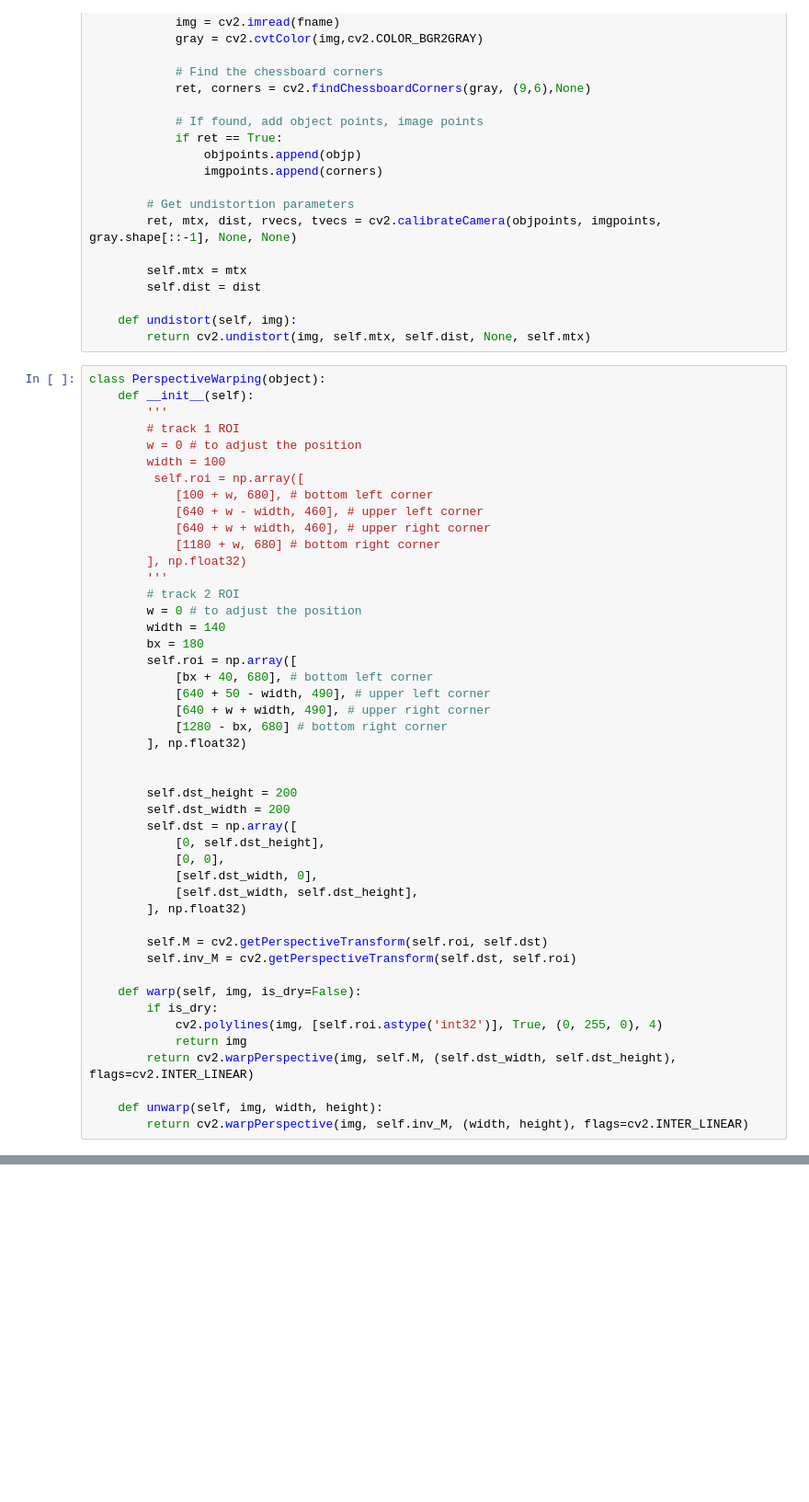
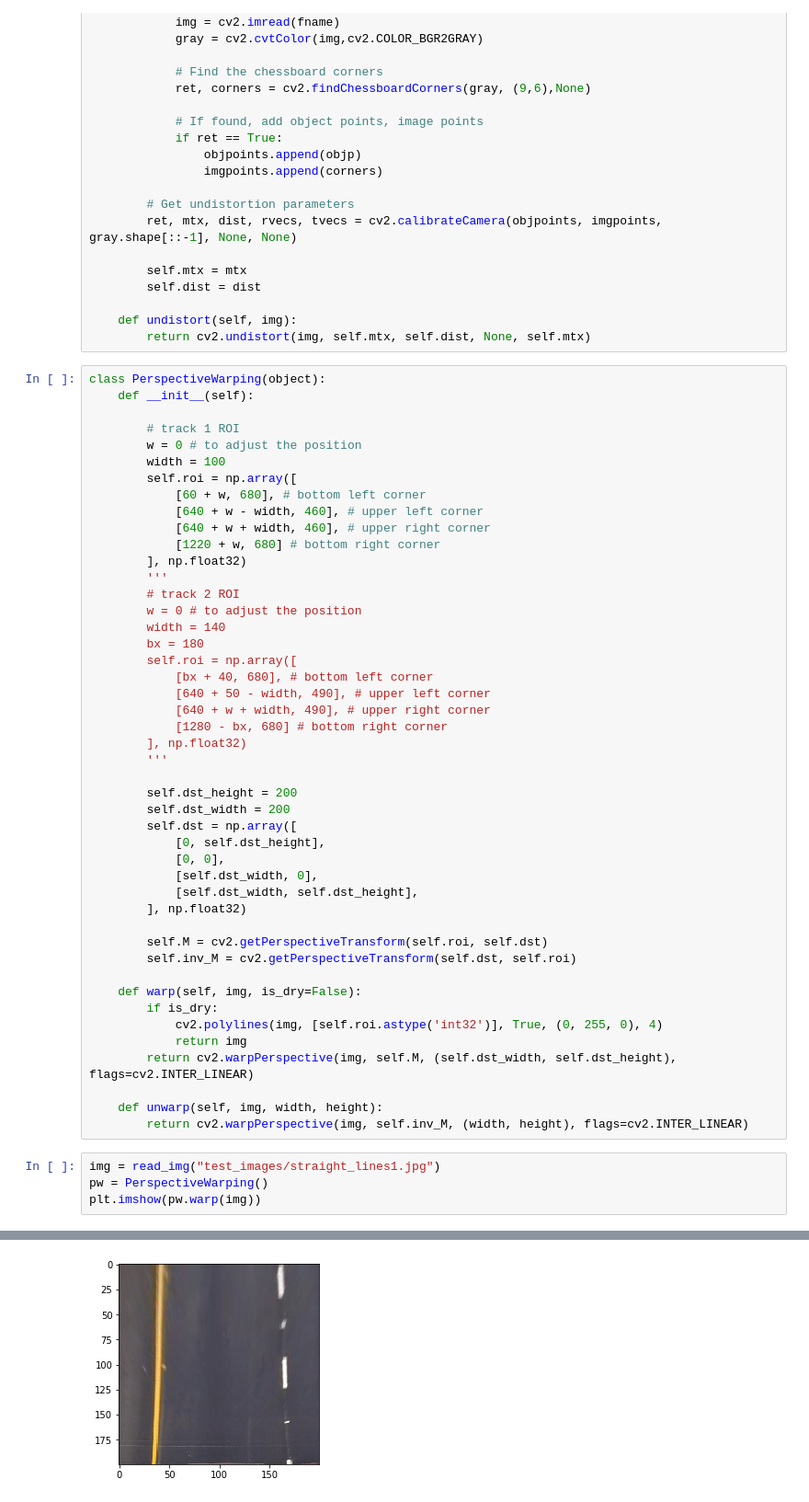
Before and after one commit to joekidd/CarND-Advanced-Lane-Lines, a Jupyter notebook: code.ipynb, the cells around one changed output, grey strips where cells are left out. Shown at 92% size. Saved outputs shown, nothing was run; the diff lists cells and outputs as text; blank space fills up the shorter version.

```diff
--- a/code.ipynb
+++ b/code.ipynb
@@ -50,15 +50,15 @@ class CameraCalibration(object):
 # %%
 class PerspectiveWarping(object):
     def __init__(self):
-        '''
+
         # track 1 ROI
         w = 0 # to adjust the position
         width = 100
-         self.roi = np.array([
-            [100 + w, 680], # bottom left corner
+        self.roi = np.array([
+            [60 + w, 680], # bottom left corner
             [640 + w - width, 460], # upper left corner
             [640 + w + width, 460], # upper right corner
-            [1180 + w, 680] # bottom right corner
+            [1220 + w, 680] # bottom right corner
         ], np.float32)
         '''
         # track 2 ROI
@@ -71,7 +71,7 @@ class PerspectiveWarping(object):
             [640 + w + width, 490], # upper right corner
             [1280 - bx, 680] # bottom right corner
         ], np.float32)
-
+        '''
 
         self.dst_height = 200
         self.dst_width = 200
@@ -93,3 +93,8 @@ class PerspectiveWarping(object):
 
     def unwarp(self, img, width, height):
         return cv2.warpPerspective(img, self.inv_M, (width, height), flags=cv2.INTER_LINEAR)
+# %%
+img = read_img("test_images/straight_lines1.jpg")
+pw = PerspectiveWarping()
+plt.imshow(pw.warp(img))
+# %% [output]
@@ -96,3 +102,4 @@ class PerspectiveWarping(object):
+[figure, added]
 # %%
 class GradientCalc(object):
     def __init__(self):
```
Also changed, not shown: parts of 7 cells of this notebook, 4 other files.
